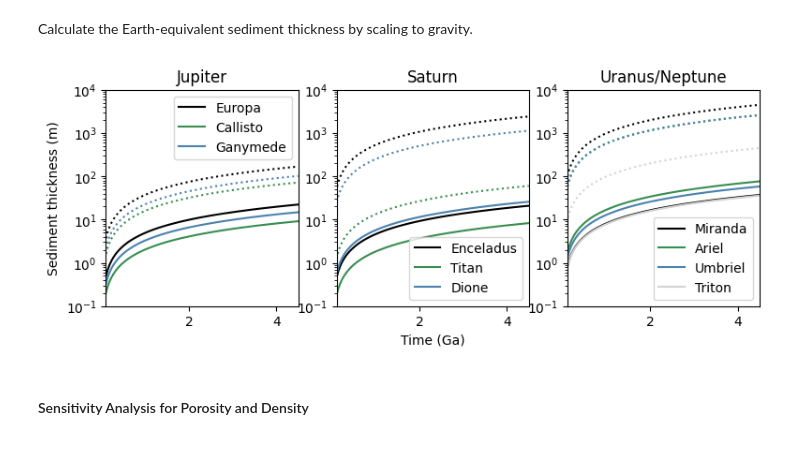
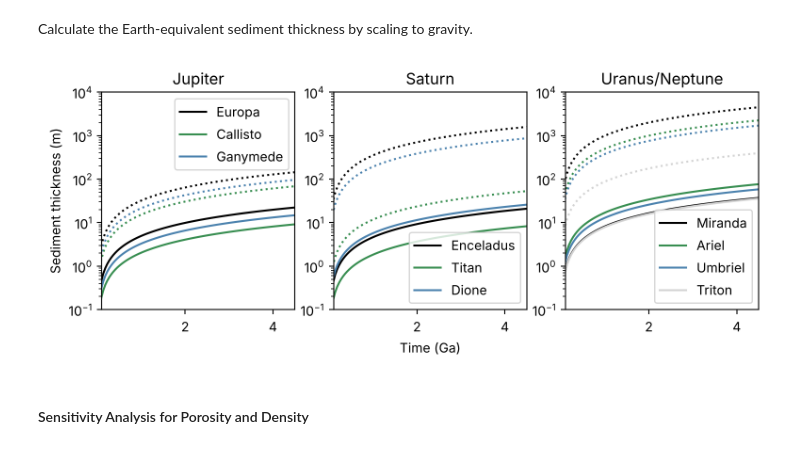
Before and after one commit to tectonic-hydrology/OW_seds, a Jupyter notebook: Figures_for_Randolph_Flagg_et_al_GRL_2025.ipynb, the cells around one changed output. Cells and saved outputs as stored; diff of their text form; code cells hidden in the pictures.

```diff
--- a/Figures_for_Randolph_Flagg_et_al_GRL_2025.ipynb
+++ b/Figures_for_Randolph_Flagg_et_al_GRL_2025.ipynb
@@ -412,9 +449,9 @@ line1, = ax1.plot(time, s_Europa_A, 'k', label='Europa')
 line2, = ax1.plot(time, s_Callisto_A, '#388e51', label='Callisto')
 line3, = ax1.plot(time, s_Ganymede_A, '#4b82ae', label='Ganymede')
 
-ax1.plot(time, s_Europa_A*(9.81/g_Europa), 'k',  linestyle='dotted')
-ax1.plot(time, s_Callisto_A*(9.81/g_Callisto), '#388e51',  linestyle='dotted')
-ax1.plot(time, s_Ganymede_A*(9.81/g_Ganymede), '#4b82ae',  linestyle='dotted')
+ax1.plot(time, s_Europa_A*(9.81/gsf_Europa), 'k',  linestyle='dotted')
+ax1.plot(time, s_Callisto_A*(9.81/gsf_Callisto), '#388e51',  linestyle='dotted')
+ax1.plot(time, s_Ganymede_A*(9.81/gsf_Ganymede), '#4b82ae',  linestyle='dotted')
 
 # Plotting for Saturn
 
@@ -422,9 +459,9 @@ line4, = ax2.plot(time, s_Enceladus_A, 'k', label='Enceladus')
 line5, = ax2.plot(time, s_Titan_A, '#388e51', label='Titan')
 line6, = ax2.plot(time, s_Dione_A, '#4b82ae', label='Dione')
 
-ax2.plot(time, s_Enceladus_A*(9.81/g_Enceladus), 'k',  linestyle='dotted')
-ax2.plot(time, s_Titan_A*(9.81/g_Titan), '#388e51',  linestyle='dotted')
-ax2.plot(time, s_Dione_A*(9.81/g_Dione), '#4b82ae',  linestyle='dotted')
+ax2.plot(time, s_Enceladus_A*(9.81/gsf_Enceladus), 'k',  linestyle='dotted')
+ax2.plot(time, s_Titan_A*(9.81/gsf_Titan), '#388e51',  linestyle='dotted')
+ax2.plot(time, s_Dione_A*(9.81/gsf_Dione), '#4b82ae',  linestyle='dotted')
 
 # Plotting for Uranus/Neptune
 
@@ -433,38 +470,38 @@ line8, = ax3.plot(time, s_Ariel_A, '#388e51', label='Ariel')
 line9, = ax3.plot(time, s_Umbriel_A, '#4b82ae', label='Umbriel')
 line10, = ax3.plot(time, s_Triton_A, 'lightgrey', label='Triton')
 
-ax3.plot(time, s_Miranda_A*(9.81/g_Miranda), 'k', linestyle='dotted')
-ax3.plot(time, s_Ariel_A*(9.81/g_Ariel), '#388e51', linestyle='dotted')
-ax3.plot(time, s_Umbriel_A*(9.81/g_Umbriel), '#4b82ae', linestyle='dotted')
-ax3.plot(time, s_Triton_A*(9.81/g_Triton), 'lightgray', linestyle='dotted')
+ax3.plot(time, s_Miranda_A*(9.81/gsf_Miranda), 'k', linestyle='dotted')
+ax3.plot(time, s_Ariel_A*(9.81/gsf_Ariel), '#388e51', linestyle='dotted')
+ax3.plot(time, s_Umbriel_A*(9.81/gsf_Umbriel), '#4b82ae', linestyle='dotted')
+ax3.plot(time, s_Triton_A*(9.81/gsf_Triton), 'lightgray', linestyle='dotted')
 
 # Axis settings
 ax1.set_xlim(1,4); ax1.set_ylim(1e-1,1e4)
 ax2.set_xlim(1,4); ax2.set_ylim(1e-1,1e4)
 ax3.set_xlim(1,4); ax3.set_ylim(1e-1,1e4)
 
 ax1.set_ylabel ('Sediment thickness (m)')
 ax2.set_xlabel ('Time (Ga)')
 #ax2.text(2,1e2,"Earth Equivalent Thickness")
 ax1.set_yscale('log'); ax2.set_yscale('log'); ax3.set_yscale('log')
 
 # Updating legend to include only 'Case A'
 ax1.legend(handles=[line1, line2, line3])
 ax2.legend(handles=[line4, line5, line6])
 ax3.legend(handles=[line7, line8, line9, line10])
 
 ax1.set_title('Jupiter')
 ax2.set_title('Saturn')
 ax3.set_title('Uranus/Neptune')
 
 ax1.set_ylim(1e-1, 1e4); ax2.set_ylim(1e-1, 1e4); ax3.set_ylim(1e-1, 1e4)
 ax1.set_xlim(0.1,4.5); ax2.set_xlim(0.1,4.5); ax3.set_xlim(0.1,4.5)
 
 plt.savefig("EarthEquiv.png", dpi=200)
 plt.show()
 plt.close()
 # %% [output]
-[figure, old version]
+[figure, new version]
 # %% [markdown]
 #### Sensitivity Analysis for Porosity and Density
 # %%
```
Also changed, not shown: parts of 10 cells of this notebook.
